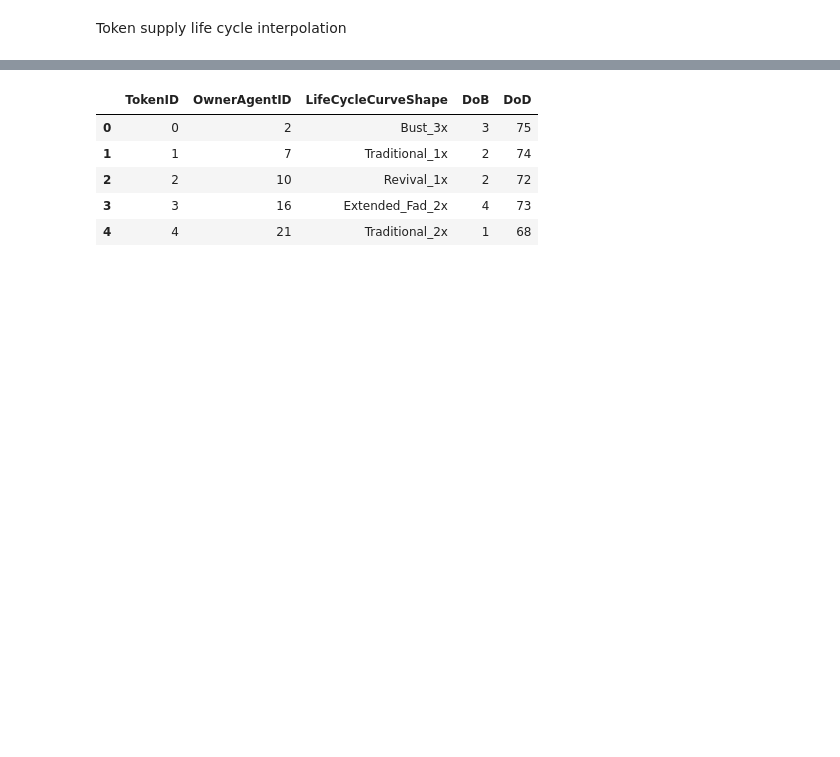
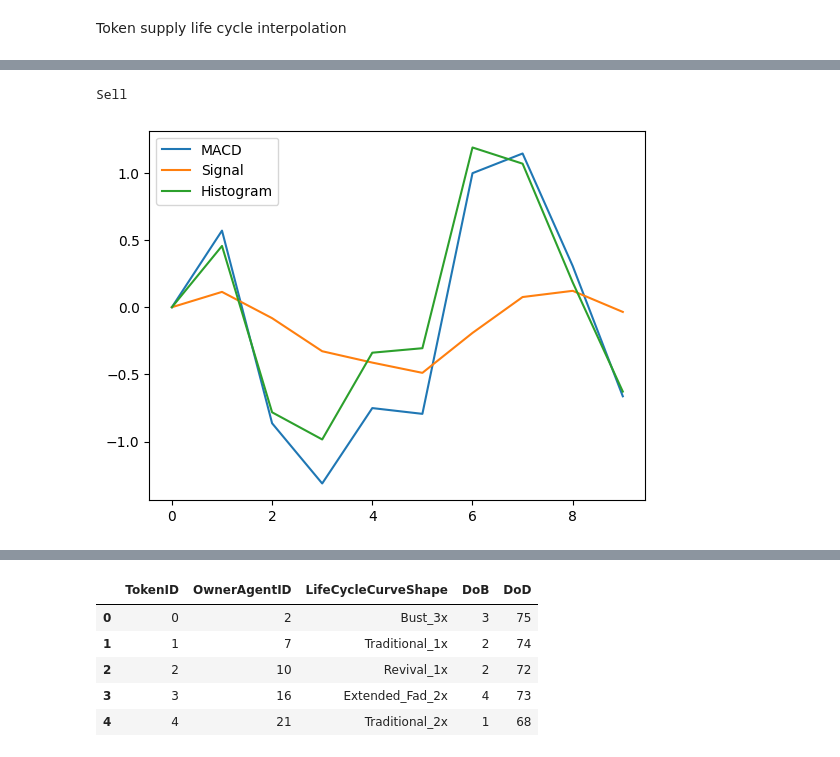
Before and after one commit to mansoorbalouch/TBC-Agent-Based-Simulation, a Jupyter notebook: Working_notebook.ipynb, the cells around one changed output, grey strips where cells are left out. Drawn from its saved outputs; the diff is of its cells as text; code cells hidden in the pictures; blank space fills up the shorter version.

```diff
--- a/Working_notebook.ipynb
+++ b/Working_notebook.ipynb
@@ -40,0 +93,4 @@ plt.plot(p)
+# %%
+# prices = pd.Series(np.random.normal(100, 10, 10))  # Simulated price data
+ema = prices.ewm(span=26, adjust=False).mean()
+print(prices, ema)
@@ -41,3 +115,40 @@ plt.plot(p)
+# %%
+import numpy as np
+def ema(prices, period):
+    return prices.ewm(span=period, adjust=False).mean()
+
+def compute_macd(prices):
+    ema12 = ema(prices, 12)
+    ema26 = ema(prices, 26)
+    macd = ema12 - ema26
+    signal = macd.ewm(span=9, adjust=False).mean()
+    histogram = macd - signal
+    return macd, signal, histogram
+
+def generate_signal(prices):
+    macd, signal, histogram = compute_macd(prices)
+    plt.plot(macd)
+    plt.plot(signal)
+    plt.plot(histogram)
+    plt.legend(["MACD", "Signal", "Histogram"])
+    if macd.iloc[-1] > signal.iloc[-1]:
+        return "Buy"
+    elif macd.iloc[-1] < signal.iloc[-1]:
+        return "Sell"
+    else:
+        return "Hold"
+
+# Example Usage
+prices = np.random.normal(100, 10, 10)  # Simulated price data
+prices = pd.Series(prices)  # Convert to Pandas Series for EMA calculation
+# print(prices)
+# plt.plot(prices)
+
+signal = generate_signal(prices)
+print(signal)
+# %% [output]
+Sell
+[figure, added]
 # %%
 # Read the data from the file
 path = "/media/dataanalyticlab/Drive2/MANSOOR/DeFI-Agent/Code/Bonding-Curves/TBC-Agent-Based-Simulation/"
```
Also changed, not shown: parts of 8 cells of this notebook, 5 other files.
